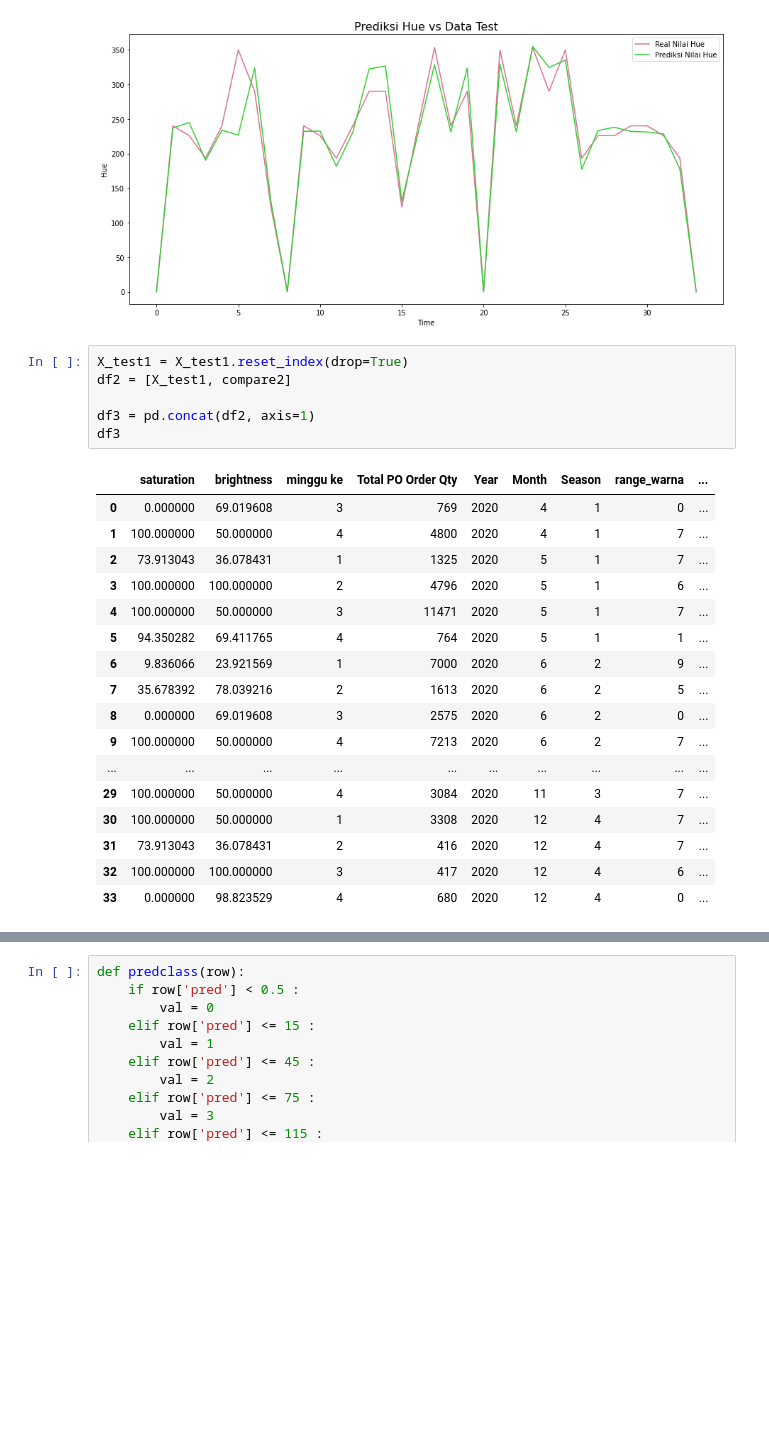
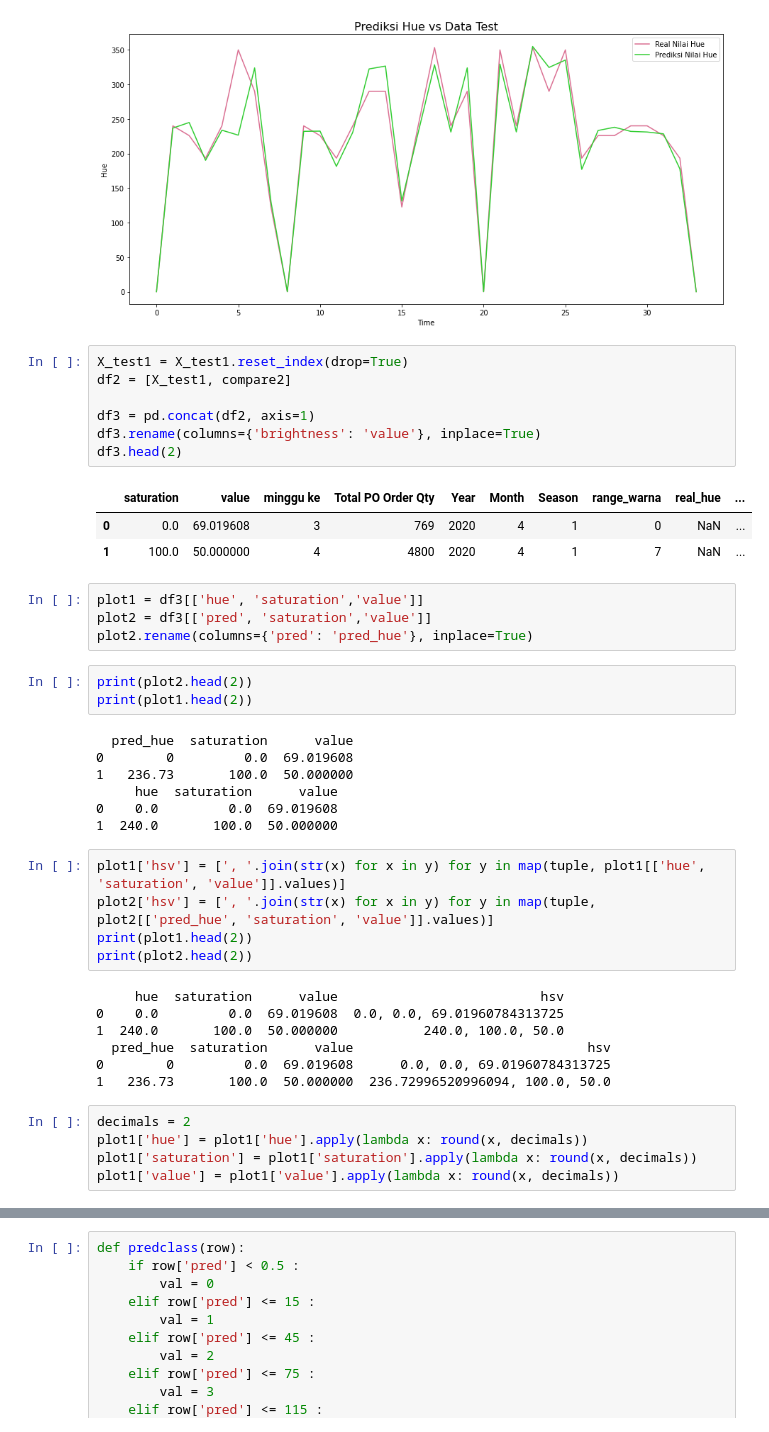
Before and after one commit to geadalfa/PrediksiWarna, a Jupyter notebook: Randomforest_NN.ipynb, the cells around one changed output, grey strips where cells are left out. Drawn from its saved outputs; the diff is of its cells as text; blank space fills up the shorter version.

```diff
--- a/Randomforest_NN.ipynb
+++ b/Randomforest_NN.ipynb
@@ -775,24 +778,42 @@ plt.show()
 # %%
 X_test1 = X_test1.reset_index(drop=True)
 df2 = [X_test1, compare2]
 
 df3 = pd.concat(df2, axis=1)
-df3
+df3.rename(columns={'brightness': 'value'}, inplace=True)
+df3.head(2)
 # %% [output]
-|  | saturation | brightness | minggu ke | Total PO Order Qty | Year | Month | Season | range_warna | ... |
-| 0 | 0.000000 | 69.019608 | 3 | 769 | 2020 | 4 | 1 | 0 | ... |
-| 1 | 100.000000 | 50.000000 | 4 | 4800 | 2020 | 4 | 1 | 7 | ... |
-| 2 | 73.913043 | 36.078431 | 1 | 1325 | 2020 | 5 | 1 | 7 | ... |
-| 3 | 100.000000 | 100.000000 | 2 | 4796 | 2020 | 5 | 1 | 6 | ... |
-| 4 | 100.000000 | 50.000000 | 3 | 11471 | 2020 | 5 | 1 | 7 | ... |
-| 5 | 94.350282 | 69.411765 | 4 | 764 | 2020 | 5 | 1 | 1 | ... |
-| 6 | 9.836066 | 23.921569 | 1 | 7000 | 2020 | 6 | 2 | 9 | ... |
-| 7 | 35.678392 | 78.039216 | 2 | 1613 | 2020 | 6 | 2 | 5 | ... |
-| 8 | 0.000000 | 69.019608 | 3 | 2575 | 2020 | 6 | 2 | 0 | ... |
-| 9 | 100.000000 | 50.000000 | 4 | 7213 | 2020 | 6 | 2 | 7 | ... |
-| ... | ... | ... | ... | ... | ... | ... | ... | ... | ... |
-| 29 | 100.000000 | 50.000000 | 4 | 3084 | 2020 | 11 | 3 | 7 | ... |
-| 30 | 100.000000 | 50.000000 | 1 | 3308 | 2020 | 12 | 4 | 7 | ... |
-| 31 | 73.913043 | 36.078431 | 2 | 416 | 2020 | 12 | 4 | 7 | ... |
-| 32 | 100.000000 | 100.000000 | 3 | 417 | 2020 | 12 | 4 | 6 | ... |
-| 33 | 0.000000 | 98.823529 | 4 | 680 | 2020 | 12 | 4 | 0 | ... |
+|  | saturation | value | minggu ke | Total PO Order Qty | Year | Month | Season | range_warna | real_hue | ... |
+| 0 | 0.0 | 69.019608 | 3 | 769 | 2020 | 4 | 1 | 0 | NaN | ... |
+| 1 | 100.0 | 50.000000 | 4 | 4800 | 2020 | 4 | 1 | 7 | NaN | ... |
+# %%
+plot1 = df3[['hue', 'saturation','value']]
+plot2 = df3[['pred', 'saturation','value']]
+plot2.rename(columns={'pred': 'pred_hue'}, inplace=True)
+# %%
+print(plot2.head(2))
+print(plot1.head(2))
+# %% [output]
+  pred_hue  saturation      value
+0        0         0.0  69.019608
+1   236.73       100.0  50.000000
+     hue  saturation      value
+0    0.0         0.0  69.019608
+1  240.0       100.0  50.000000
+# %%
+plot1['hsv'] = [', '.join(str(x) for x in y) for y in map(tuple, plot1[['hue', 'saturation', 'value']].values)]
+plot2['hsv'] = [', '.join(str(x) for x in y) for y in map(tuple, plot2[['pred_hue', 'saturation', 'value']].values)]
+print(plot1.head(2))
+print(plot2.head(2))
+# %% [output]
+     hue  saturation      value                          hsv
+0    0.0         0.0  69.019608  0.0, 0.0, 69.01960784313725
+1  240.0       100.0  50.000000           240.0, 100.0, 50.0
+  pred_hue  saturation      value                              hsv
+0        0         0.0  69.019608      0.0, 0.0, 69.01960784313725
+1   236.73       100.0  50.000000  236.72996520996094, 100.0, 50.0
+# %%
+decimals = 2
+plot1['hue'] = plot1['hue'].apply(lambda x: round(x, decimals))
+plot1['saturation'] = plot1['saturation'].apply(lambda x: round(x, decimals))
+plot1['value'] = plot1['value'].apply(lambda x: round(x, decimals))
```
Also changed, not shown: parts of 8 cells of this notebook.
